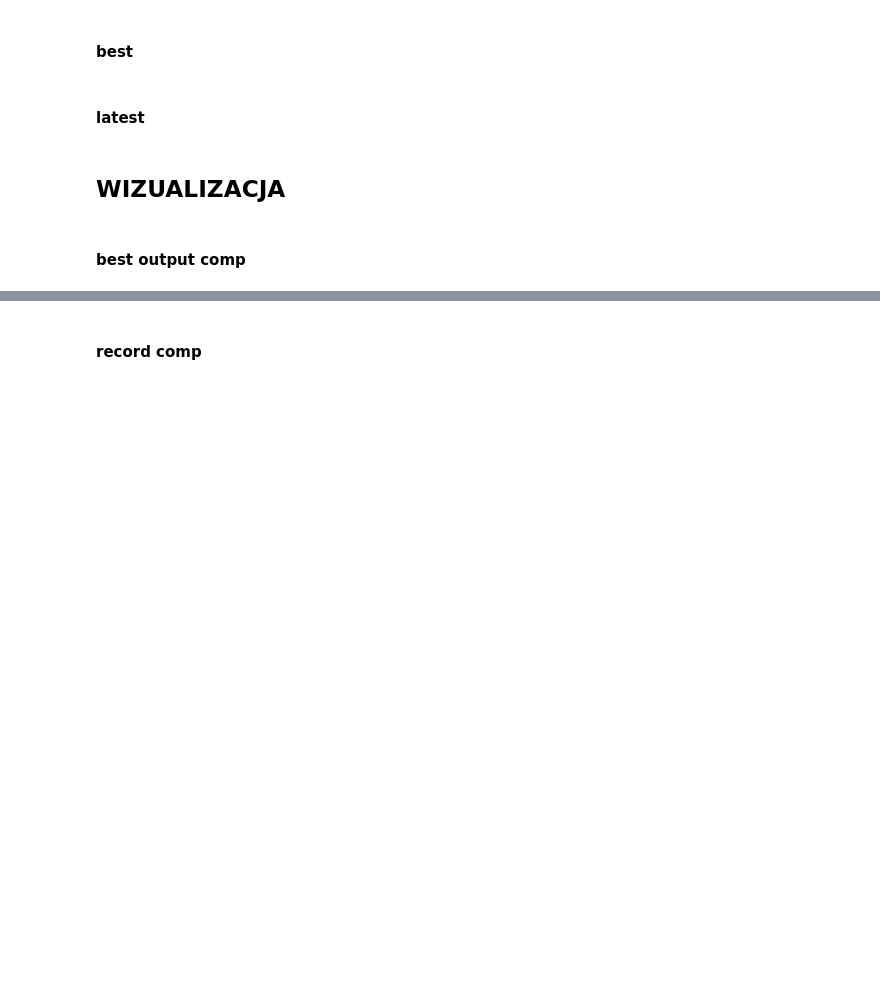
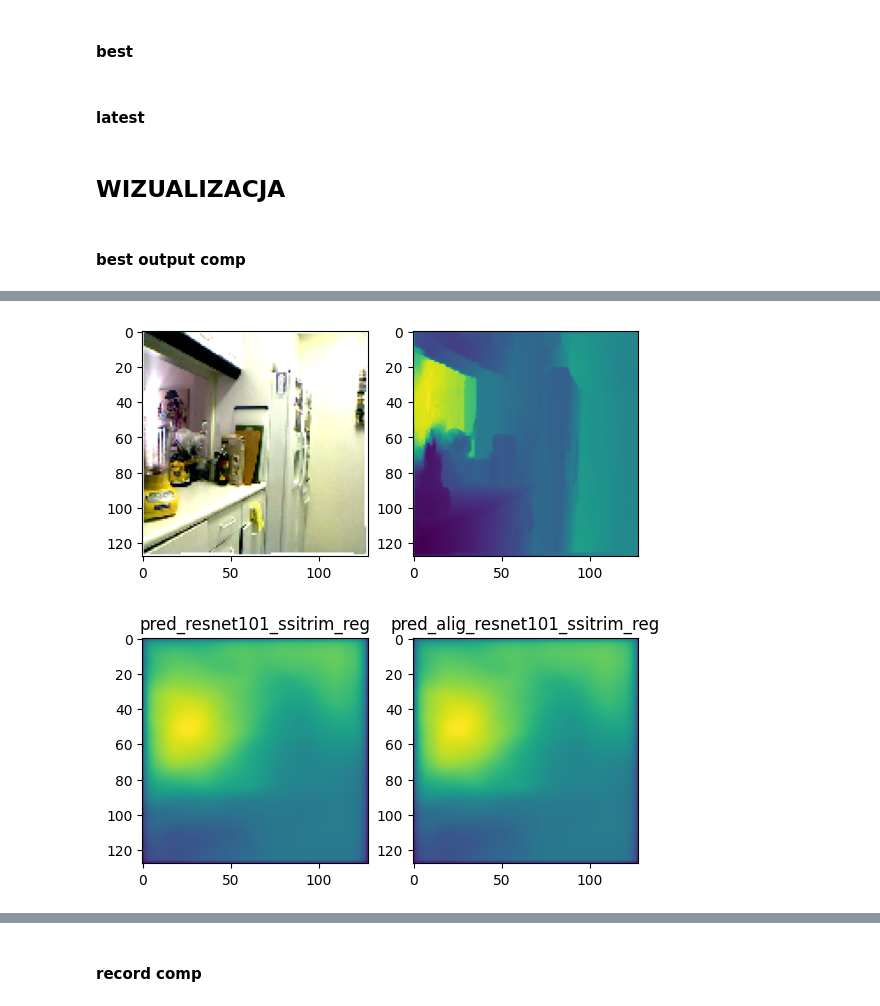
Before and after one commit to Mpasiowiec/Estymacja-glebi-na-podstawie-pojedynczego-zdejcia, a Jupyter notebook: quick_check.ipynb, the cells around one changed output, grey strips where cells are left out. Saved outputs shown, nothing was run; the diff lists cells and outputs as text; code cells hidden in the pictures; blank space fills up the shorter version.

```diff
--- a/quick_check.ipynb
+++ b/quick_check.ipynb
@@ -388,3 +385,37 @@ torch.cuda.empty_cache()
+# %%
+import matplotlib.pyplot as plt
+import numpy as np
+import glob
+import torch
+from models.MiDas import MidasNet
+from models.TernausNet import UNet16
+from util.alignment import align_depth_least_square
+
+fig, (a1,a2) = plt.subplots(1,2)
+a1.imshow(np.clip(((batch_val['rgb_img'][0].permute(1,2,0)+1)/2).numpy(), a_min=0, a_max=1))
+a2.imshow(batch_val['depth_raw_linear'][0][0])
+
+pred_val = model(batch_val['rgb_img'].to(device))
+pred_a = align_depth_least_square(batch_val['depth_raw_linear'], pred_val.detach().cpu(), batch_val['valid_mask_raw'], return_scale_shift=False)
+
+output_alig = np.clip(
+    pred_a,
+    a_min=test_loaders[0].dataset.min_depth,
+    a_max=test_loaders[0].dataset.max_depth,
+)
+# clip to d > 0 for evaluation
+output_alig = np.clip(output_alig, a_min=1e-6, a_max=None)
+
+fig, (a1,a2) = plt.subplots(1,2)
+a1.imshow(pred_val.detach().cpu().numpy()[0][0])
+a1.title.set_text('pred_'+cfg.model.backbone+'_'+cfg.loss.name)
+a2.imshow(output_alig[0][0])
+a2.title.set_text('pred_alig_'+cfg.model.backbone+'_'+cfg.loss.name)
+
+torch.cuda.empty_cache()
+# %% [output]
+[figure, added]
+[figure, added]
 # %%
 from util import metric
 
```
Also changed, not shown: parts of 22 cells of this notebook, 4 other files.
